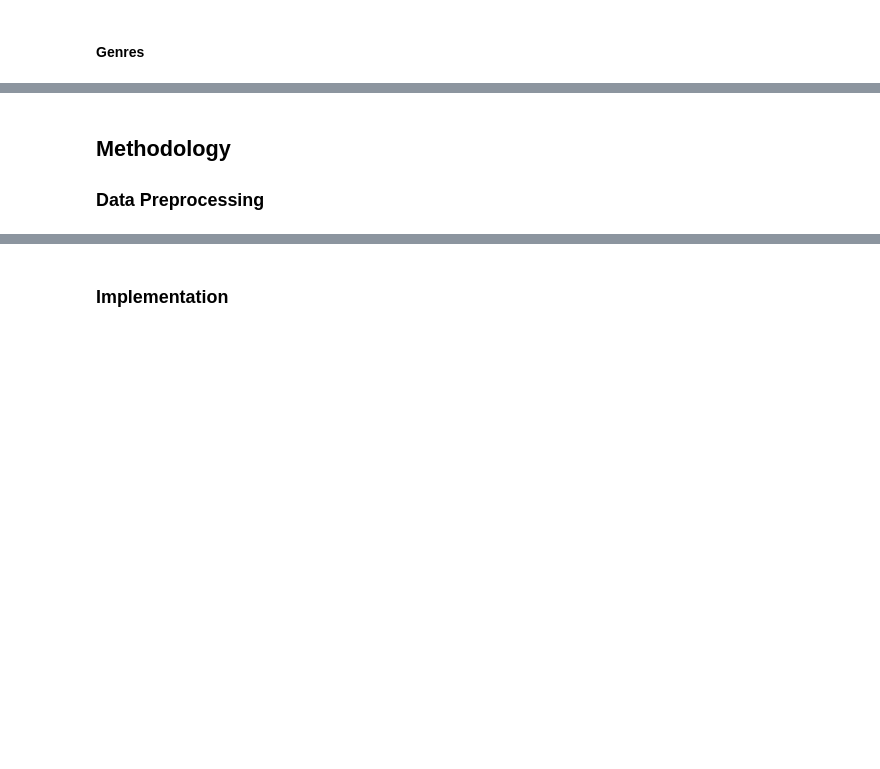
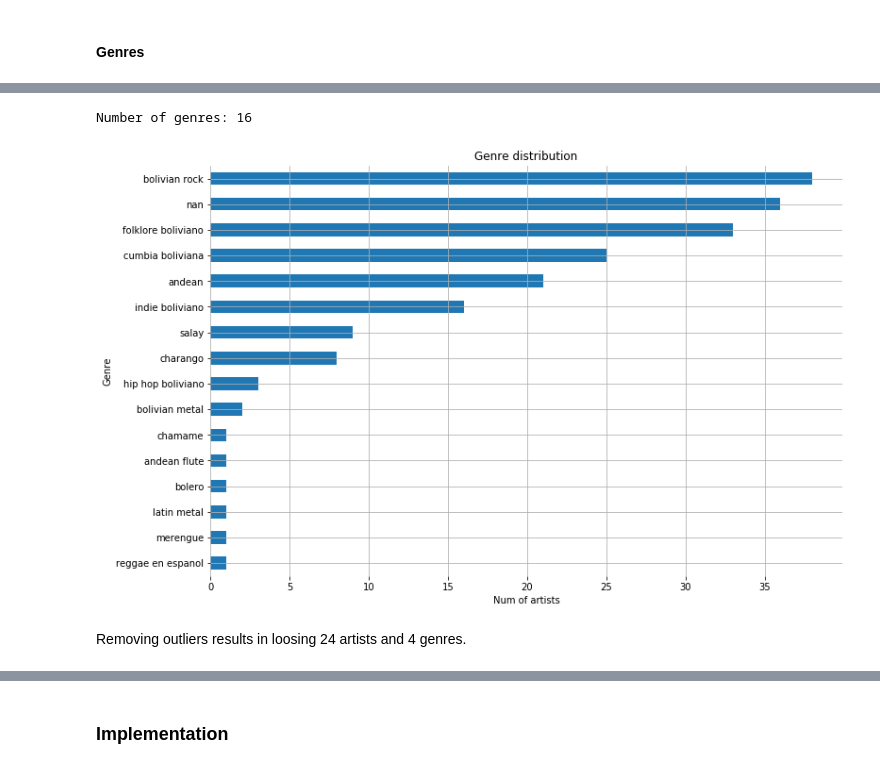
Before and after one commit to leanguardia/bolivian-music, a Jupyter notebook: Capstone-Project.ipynb, the cells around one changed output, grey strips where cells are left out. Drawn from its saved outputs; the diff is of its cells as text; code cells hidden in the pictures; blank space fills up the shorter version.

```diff
--- a/Capstone-Project.ipynb
+++ b/Capstone-Project.ipynb
@@ -196,7 +196,14 @@ Outliers: 28 / 204 elements with more than 4911.0 followers.
 | 3 | 0hkFv9719WLJ2uupZTn0ru | Savia Andina | 44 | 27731 | ['andean', 'folklore boliviano'] |
 | 4 | 119DPASXtwEkIiAoRSOUR8 | Proyección | 43 | 19783 | ['andean', 'folklore boliviano'] |
 # %%
-non_outliers = [index for index in df.index if index not in outliers.index]
-ax = df.iloc[non_outliers].followers.plot.hist(rwidth=0.9, bins=np.arange(0,4800+100,100), figsize=(14,5))
+def remove_outliers(df):
+    Q1 = df.followers.quantile(.25)
+    Q3 = df.followers.quantile(.75)
+    IQR = Q3 - Q1
+    followers_limit = Q3 + 1.5 * IQR
+    return df[df.followers <= followers_limit]
+non_outliers = remove_outliers(df)
+print(non_outliers.shape)
+ax = non_outliers.followers.plot.hist(rwidth=0.9, bins=np.arange(0,4800+100,100), figsize=(14,5))
 ax.set_title('Followers distribution'); ax.set_xlabel("Followers ranges");
 # %% [output]
@@ -246,4 +254,7 @@ Number of genres: 20
-# %% [markdown]
-## Methodology
-
-### Data Preprocessing
+# %%
+plot_genre_dist(non_outliers)
+# %% [output]
+Number of genres: 16
+[figure, added]
+# %% [markdown]
+Removing outliers results in loosing 24 artists and 4 genres.
```
Also changed, not shown: parts of 19 cells of this notebook.
